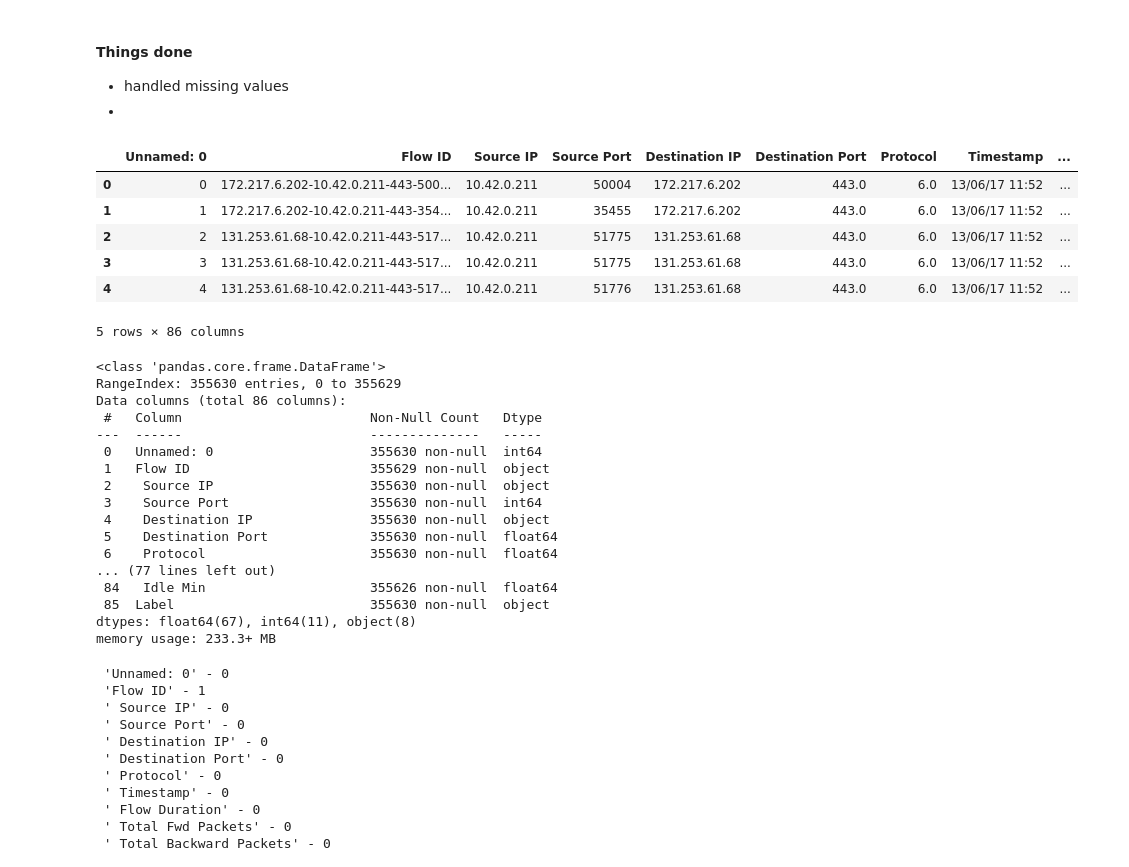
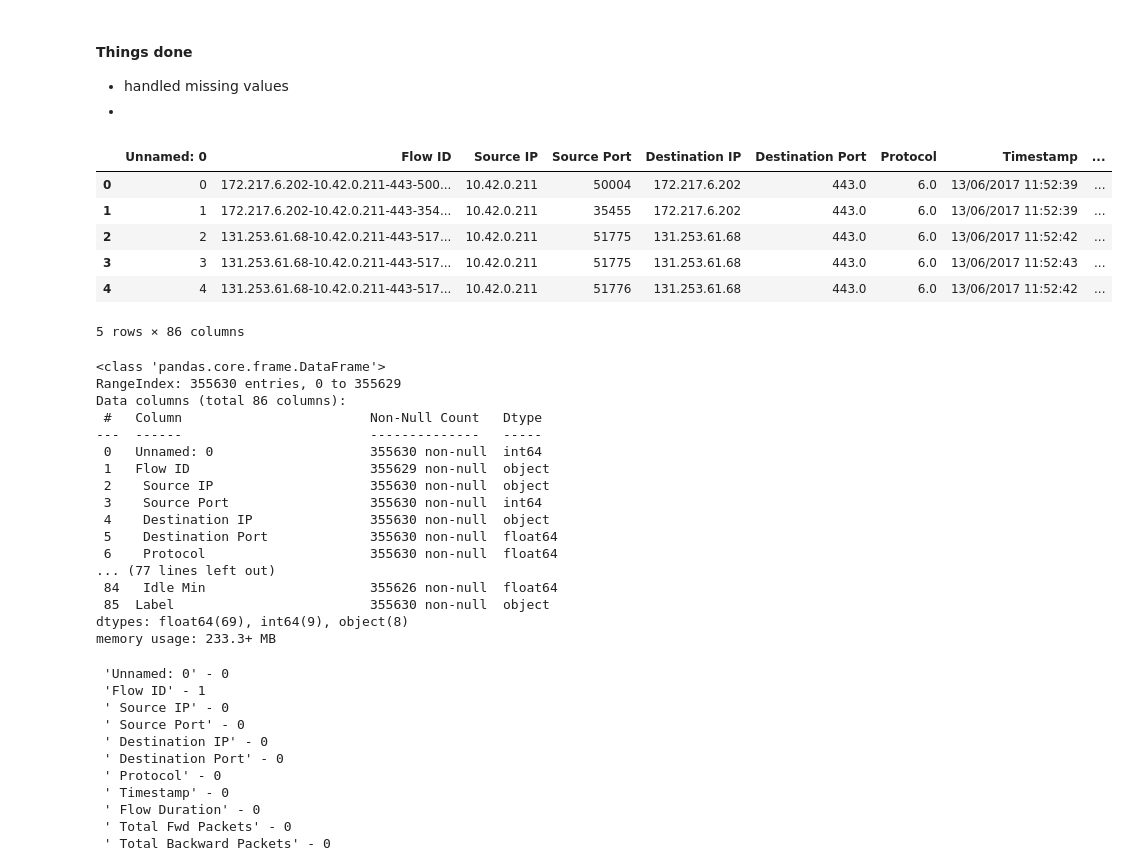
Before and after one commit to padhu-bot/Topic-in-AI-Project, a Jupyter notebook: Android malware detection.ipynb, the cells around one changed output. Drawn from its saved outputs; the diff is of its cells as text; code cells hidden in the pictures.

```diff
--- a/Android malware detection.ipynb
+++ b/Android malware detection.ipynb
@@ -110,15 +110,15 @@
 # %%
 import pandas as pd
 # %%
-dataset = pd.read_csv("/Users/abhinay/Documents/GitHub/Topic-in-AI-Project/Android_Malware.csv")
+dataset = pd.read_csv("/Users/padmasriramkumar/Downloads/Android_Malware.csv")
 dataset.head()
 # %% [output]
 |  | Unnamed: 0 | Flow ID | Source IP | Source Port | Destination IP | Destination Port | Protocol | Timestamp | ... |
-| 0 | 0 | 172.217.6.202-10.42.0.211-443-500... | 10.42.0.211 | 50004 | 172.217.6.202 | 443.0 | 6.0 | 13/06/17 11:52 | ... |
-| 1 | 1 | 172.217.6.202-10.42.0.211-443-354... | 10.42.0.211 | 35455 | 172.217.6.202 | 443.0 | 6.0 | 13/06/17 11:52 | ... |
-| 2 | 2 | 131.253.61.68-10.42.0.211-443-517... | 10.42.0.211 | 51775 | 131.253.61.68 | 443.0 | 6.0 | 13/06/17 11:52 | ... |
-| 3 | 3 | 131.253.61.68-10.42.0.211-443-517... | 10.42.0.211 | 51775 | 131.253.61.68 | 443.0 | 6.0 | 13/06/17 11:52 | ... |
-| 4 | 4 | 131.253.61.68-10.42.0.211-443-517... | 10.42.0.211 | 51776 | 131.253.61.68 | 443.0 | 6.0 | 13/06/17 11:52 | ... |
+| 0 | 0 | 172.217.6.202-10.42.0.211-443-500... | 10.42.0.211 | 50004 | 172.217.6.202 | 443.0 | 6.0 | 13/06/2017 11:52:39 | ... |
+| 1 | 1 | 172.217.6.202-10.42.0.211-443-354... | 10.42.0.211 | 35455 | 172.217.6.202 | 443.0 | 6.0 | 13/06/2017 11:52:39 | ... |
+| 2 | 2 | 131.253.61.68-10.42.0.211-443-517... | 10.42.0.211 | 51775 | 131.253.61.68 | 443.0 | 6.0 | 13/06/2017 11:52:42 | ... |
+| 3 | 3 | 131.253.61.68-10.42.0.211-443-517... | 10.42.0.211 | 51775 | 131.253.61.68 | 443.0 | 6.0 | 13/06/2017 11:52:43 | ... |
+| 4 | 4 | 131.253.61.68-10.42.0.211-443-517... | 10.42.0.211 | 51776 | 131.253.61.68 | 443.0 | 6.0 | 13/06/2017 11:52:42 | ... |
 5 rows × 86 columns
 # %%
 dataset.info()
@@ -138,7 +138,7 @@ Data columns (total 86 columns):
 ... (77 lines left out)
  84   Idle Min                     355626 non-null  float64
  85  Label                         355630 non-null  object
-dtypes: float64(67), int64(11), object(8)
+dtypes: float64(69), int64(9), object(8)
 memory usage: 233.3+ MB
 # %%
 for column in dataset.columns:
```
Also changed, not shown: parts of 12 cells of this notebook.
